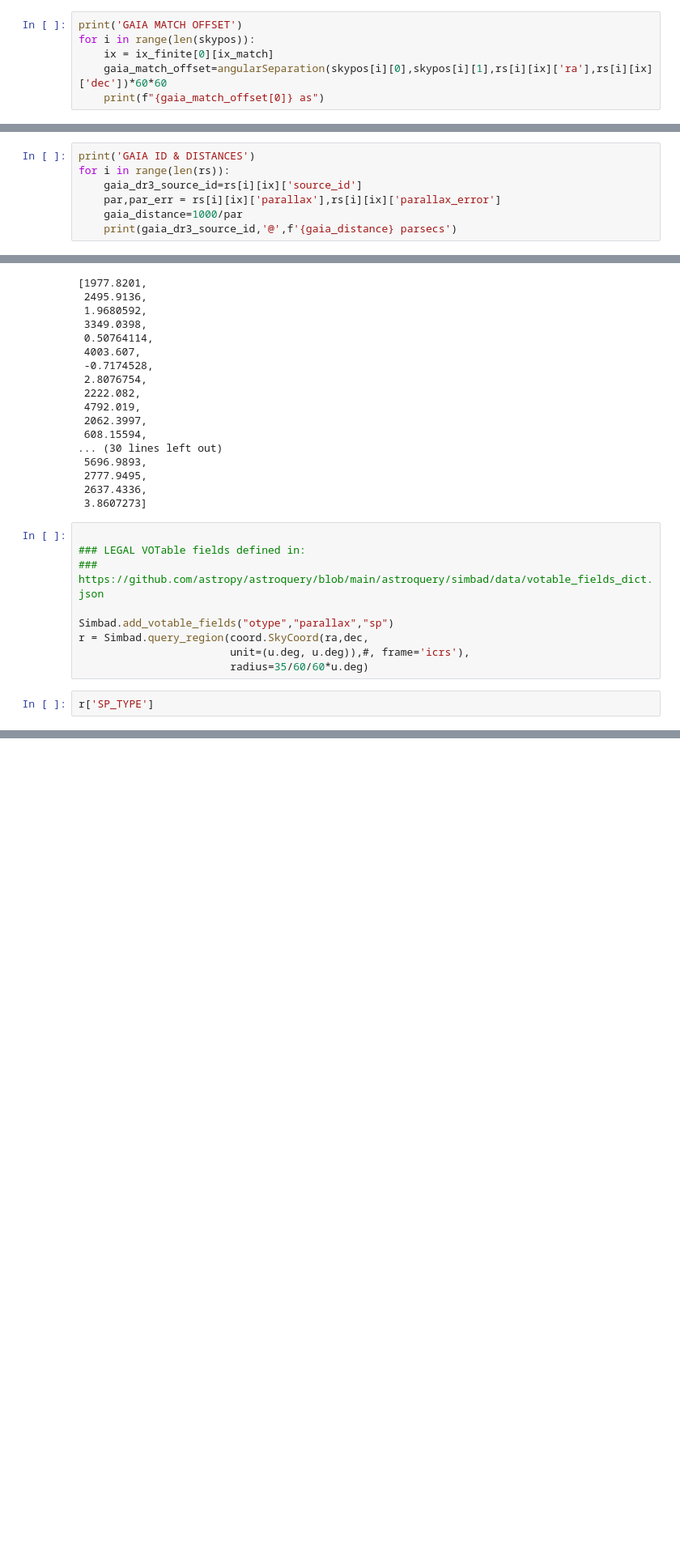
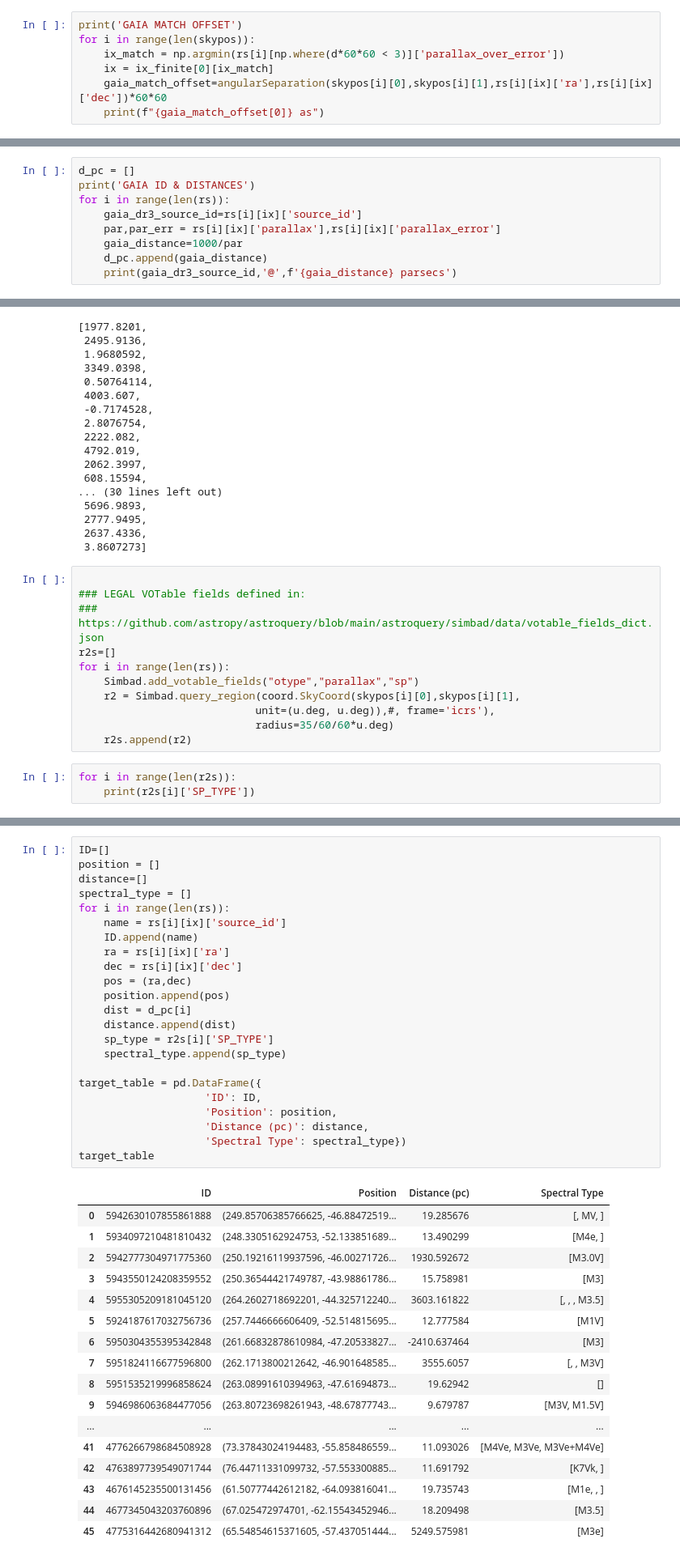
Before and after one commit to MillionConcepts/tess_swift_afpsc, a Jupyter notebook: QPPs/moonbow-main/moonbow/QPP_find.ipynb, the cells around one changed output, grey strips where cells are left out. Shown: that part at 81% size. Drawn from its saved outputs; the diff is of its cells as text; blank space fills up the shorter version.

Commit message:
crossmatch w gaia, target table completed. Issues with some crossmatches

```diff
--- a/QPPs/moonbow-main/moonbow/QPP_find.ipynb
+++ b/QPPs/moonbow-main/moonbow/QPP_find.ipynb
@@ -493,6 +495,7 @@ for i in range(len(rs)):
 # %%
 print('GAIA MATCH OFFSET')
 for i in range(len(skypos)):
+    ix_match = np.argmin(rs[i][np.where(d*60*60 < 3)]['parallax_over_error'])
     ix = ix_finite[0][ix_match]
     gaia_match_offset=angularSeparation(skypos[i][0],skypos[i][1],rs[i][ix]['ra'],rs[i][ix]['dec'])*60*60
     print(f"{gaia_match_offset[0]} as")
@@ -515,11 +518,13 @@ GAIA MATCH OFFSET
 2.194213038035021 as
 2.185140876411234 as
 # %%
+d_pc = []
 print('GAIA ID & DISTANCES')
 for i in range(len(rs)):
     gaia_dr3_source_id=rs[i][ix]['source_id']
     par,par_err = rs[i][ix]['parallax'],rs[i][ix]['parallax_error']
     gaia_distance=1000/par
+    d_pc.append(gaia_distance)
     print(gaia_dr3_source_id,'@',f'{gaia_distance} parsecs')
 # %% [output]
 GAIA ID & DISTANCES
@@ -568,11 +573,14 @@ gpoe
 
 ### LEGAL VOTable fields defined in:
 ### https://github.com/astropy/astroquery/blob/main/astroquery/simbad/data/votable_fields_dict.json
-
-Simbad.add_votable_fields("otype","parallax","sp")
-r = Simbad.query_region(coord.SkyCoord(ra,dec,
-                        unit=(u.deg, u.deg)),#, frame='icrs'),
-                        radius=35/60/60*u.deg)
+r2s=[]
+for i in range(len(rs)):
+    Simbad.add_votable_fields("otype","parallax","sp")
+    r2 = Simbad.query_region(coord.SkyCoord(skypos[i][0],skypos[i][1],
+                            unit=(u.deg, u.deg)),#, frame='icrs'),
+                            radius=35/60/60*u.deg)
+    r2s.append(r2)
 # %%
-r['SP_TYPE']
+for i in range(len(r2s)):
+    print(r2s[i]['SP_TYPE'])
 # %% [output]
@@ -580,0 +606,41 @@ r['SP_TYPE']
+# %%
+ID=[]
+position = []
+distance=[]
+spectral_type = []
+for i in range(len(rs)):
+    name = rs[i][ix]['source_id']
+    ID.append(name)
+    ra = rs[i][ix]['ra']
+    dec = rs[i][ix]['dec']
+    pos = (ra,dec)
+    position.append(pos)
+    dist = d_pc[i]
+    distance.append(dist)
+    sp_type = r2s[i]['SP_TYPE']
+    spectral_type.append(sp_type)
+
+target_table = pd.DataFrame({
+                    'ID': ID,
+                    'Position': position,
+                    'Distance (pc)': distance,
+                    'Spectral Type': spectral_type})
+target_table
+# %% [output]
+|  | ID | Position | Distance (pc) | Spectral Type |
+| 0 | 5942630107855861888 | (249.85706385766625, -46.88472519... | 19.285676 | [, MV, ] |
+| 1 | 5934097210481810432 | (248.3305162924753, -52.133851689... | 13.490299 | [M4e, ] |
+| 2 | 5942777304971775360 | (250.19216119937596, -46.00271726... | 1930.592672 | [M3.0V] |
+| 3 | 5943550124208359552 | (250.36544421749787, -43.98861786... | 15.758981 | [M3] |
+| 4 | 5955305209181045120 | (264.2602718692201, -44.325712240... | 3603.161822 | [, , , M3.5] |
+| 5 | 5924187617032756736 | (257.7446666606409, -52.514815695... | 12.777584 | [M1V] |
+| 6 | 5950304355395342848 | (261.66832878610984, -47.20533827... | -2410.637464 | [M3] |
+| 7 | 5951824116677596800 | (262.1713800212642, -46.901648585... | 3555.6057 | [, , M3V] |
+| 8 | 5951535219996858624 | (263.08991610394963, -47.61694873... | 19.62942 | [] |
+| 9 | 5946986063684477056 | (263.80723698261943, -48.67877743... | 9.679787 | [M3V, M1.5V] |
+| ... | ... | ... | ... | ... |
+| 41 | 4776266798684508928 | (73.37843024194483, -55.858486559... | 11.093026 | [M4Ve, M3Ve, M3Ve+M4Ve] |
+| 42 | 4763897739549071744 | (76.44711331099732, -57.553300885... | 11.691792 | [K7Vk, ] |
+| 43 | 4676145235500131456 | (61.50777442612182, -64.093816041... | 19.735743 | [M1e, , ] |
+| 44 | 4677345043203760896 | (67.025472974701, -62.15543452946... | 18.209498 | [M3.5] |
+| 45 | 4775316442680941312 | (65.54854615371605, -57.437051444... | 5249.575981 | [M3e] |
```
Also changed, not shown: parts of 5 cells of this notebook.
